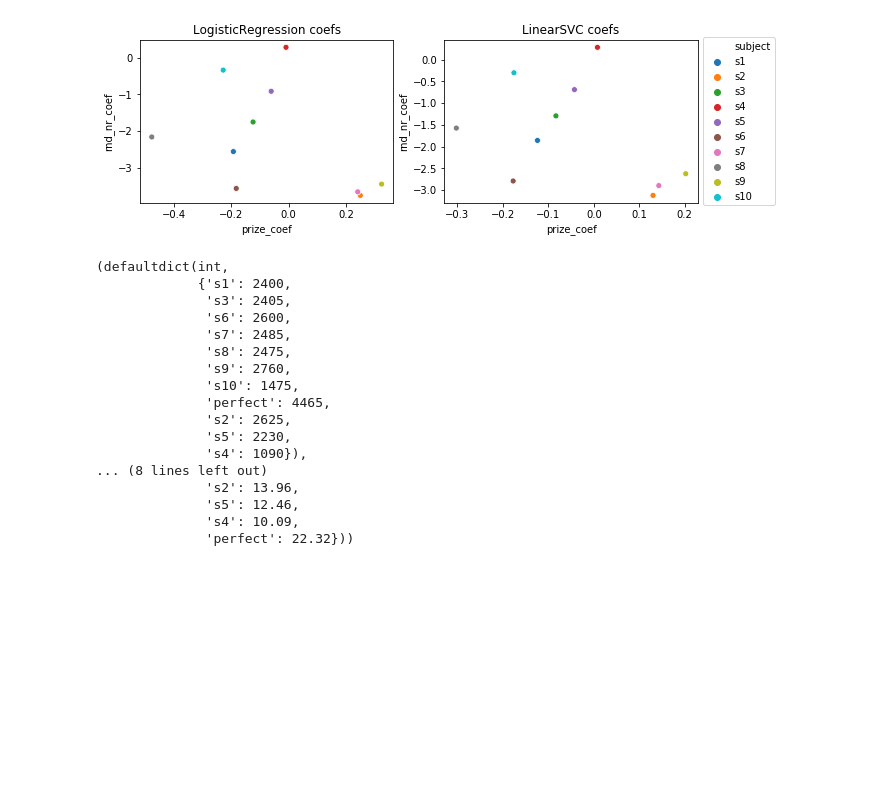
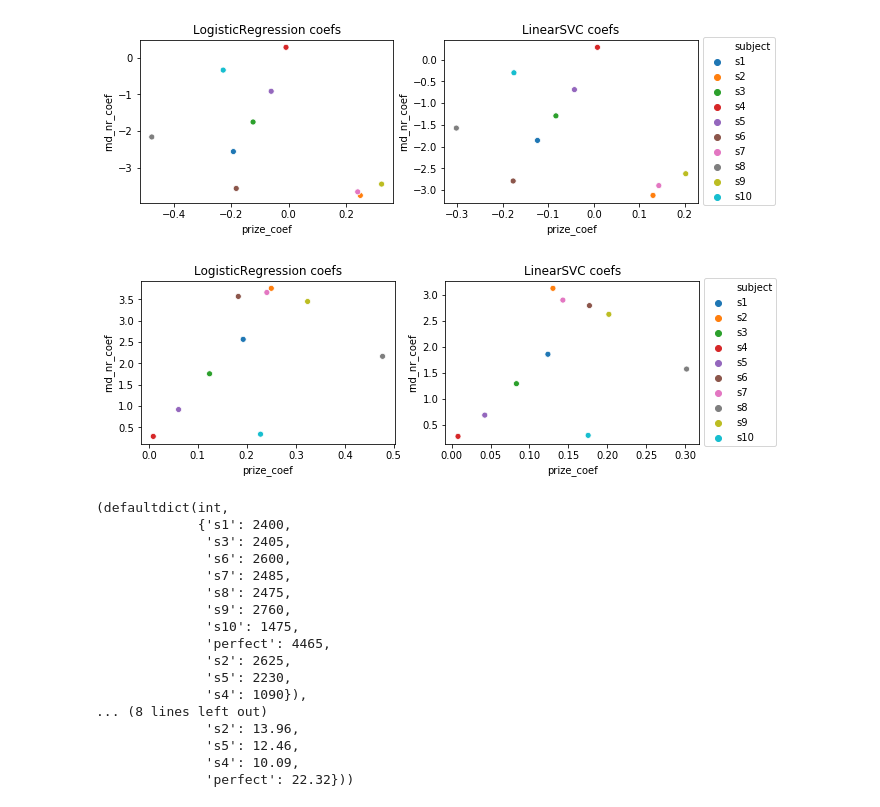
Before and after one commit to mariliisvelner/ofc-analysis, a Jupyter notebook: regression_analysis.ipynb, the cells around one changed output. Drawn from its saved outputs; the diff is of its cells as text; code cells hidden in the pictures; blank space fills up the shorter version.

```diff
--- a/regression_analysis.ipynb
+++ b/regression_analysis.ipynb
@@ -266,9 +266,3 @@ ExtraTreeClassifier [0.9  0.8  0.7  0.95 0.85]
 RandomForestClassifier [0.9   0.825 0.7   0.975 0.875]
 ElasticNetCV [0.58823285 0.48156661 0.27784843 0.63144598 0.59718059]
 SGDClassifier [0.875 0.65  0.675 0.55  0.8  ]
-# %%
-for C in np.arange(0.1, 1.1, 0.1):
-    for penalty in ['l1', 'l2']:
-        logr = LogisticRegression(penalty=penalty, C=C, fit_intercept=False)
-        print("LogisticRegression", penalty, round(C, 1), cross_val_score(logr, X, y, cv=5),
-              cross_val_score(logr, X, y, cv=5).mean())
@@ -575,5 +705,5 @@ plot_model_metrics(results_norm, metric="f-scores", plot_title="LR_LSVC_fscores_
 # %%
-def plot_model_coefs(results, plot_title=None):
+def plot_model_coefs(results, plot_title=None, use_absolute_values=False):
     rows = round(len(results) / 2)
     fig, axes = plt.subplots(rows, 2, figsize=(10, 3 * rows))
     axes = axes.flatten()
@@ -582,9 +712,14 @@ def plot_model_coefs(results, plot_title=None):
     for i in range(len(results)):
         m = models[i] # model name
 
-        data = pd.DataFrame({"prize_coef": np.array(results[m]["mean_coefs"])[:, 0],
-                                "rnd_nr_coef": np.array(results[m]["mean_coefs"])[:, 1],
-                                "subject": SUBJECTS})
+        if use_absolute_values:
+            data = pd.DataFrame({"prize_coef": np.abs(np.array(results[m]["mean_coefs"])[:, 0]),
+                                    "rnd_nr_coef": np.abs(np.array(results[m]["mean_coefs"])[:, 1]),
+                                    "subject": SUBJECTS})
+        else:
+            data = pd.DataFrame({"prize_coef": np.array(results[m]["mean_coefs"])[:, 0],
+                                    "rnd_nr_coef": np.array(results[m]["mean_coefs"])[:, 1],
+                                    "subject": SUBJECTS})
         sns.scatterplot(x="prize_coef", y="rnd_nr_coef", hue="subject", data=data, ax=axes[i]).set(
             title="%s coefs" % m)
 
@@ -604,6 +739,10 @@ plot_model_coefs(results, "LR_LSVC_coefs_2")
 plot_model_coefs(results_norm, "LR_LSVC_coefs_norm_2")
 # %% [output]
 [figure]
+# %%
+plot_model_coefs(results_norm, use_absolute_values=True)
+# %% [output]
+[figure, added]
 # %%
 def calculate_winnings():
     winnings = defaultdict(int) # keys: s1, ..., s10, perfect (picked the best option all the time), expected (picked so that
```
Also changed, not shown: parts of 50 cells of this notebook, 2 other files.
